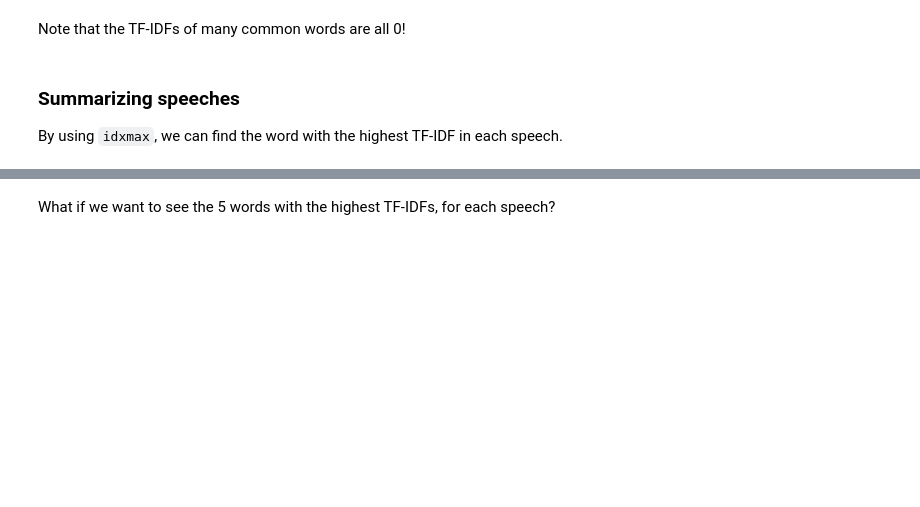
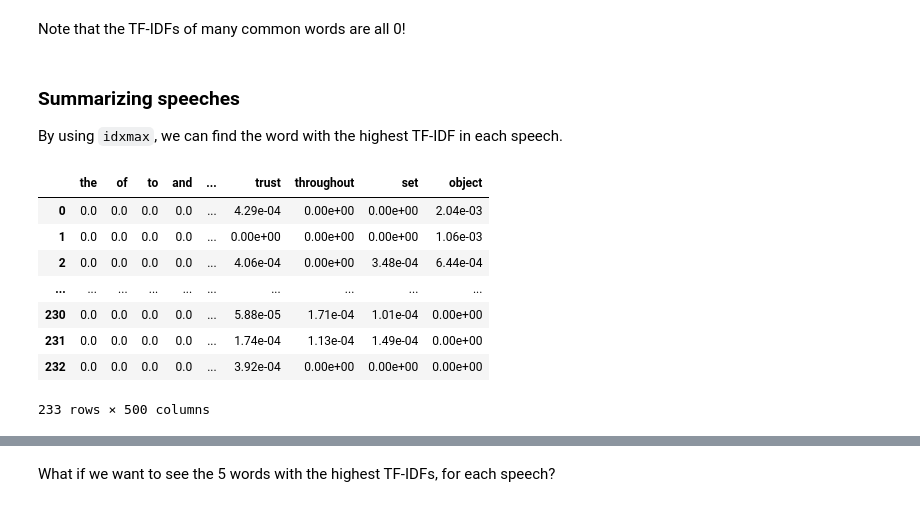
Before and after one commit to dsc-courses/dsc80-2023-fa, a Jupyter notebook: lectures/lec13/lec13-live.ipynb, the cells around one changed output, grey strips where cells are left out. Saved outputs shown, nothing was run; the diff lists cells and outputs as text; code cells hidden in the pictures; blank space fills up the shorter version.

```diff
--- a/lectures/lec13/lec13-live.ipynb
+++ b/lectures/lec13/lec13-live.ipynb
@@ -92,4 +128,16 @@ Note that the TF-IDFs of many common words are all 0!
 ### Summarizing speeches
 
 By using `idxmax`, we can find the word with the highest TF-IDF in each speech.
+# %%
+tfidf
+# %% [output]
+|  | the | of | to | and | ... | trust | throughout | set | object |
+| 0 | 0.0 | 0.0 | 0.0 | 0.0 | ... | 4.29e-04 | 0.00e+00 | 0.00e+00 | 2.04e-03 |
+| 1 | 0.0 | 0.0 | 0.0 | 0.0 | ... | 0.00e+00 | 0.00e+00 | 0.00e+00 | 1.06e-03 |
+| 2 | 0.0 | 0.0 | 0.0 | 0.0 | ... | 4.06e-04 | 0.00e+00 | 3.48e-04 | 6.44e-04 |
+| ... | ... | ... | ... | ... | ... | ... | ... | ... | ... |
+| 230 | 0.0 | 0.0 | 0.0 | 0.0 | ... | 5.88e-05 | 1.71e-04 | 1.01e-04 | 0.00e+00 |
+| 231 | 0.0 | 0.0 | 0.0 | 0.0 | ... | 1.74e-04 | 1.13e-04 | 1.49e-04 | 0.00e+00 |
+| 232 | 0.0 | 0.0 | 0.0 | 0.0 | ... | 3.92e-04 | 0.00e+00 | 0.00e+00 | 0.00e+00 |
+233 rows × 500 columns
 # %%
```
Also changed, not shown: parts of 52 cells of this notebook, 1 other file.
